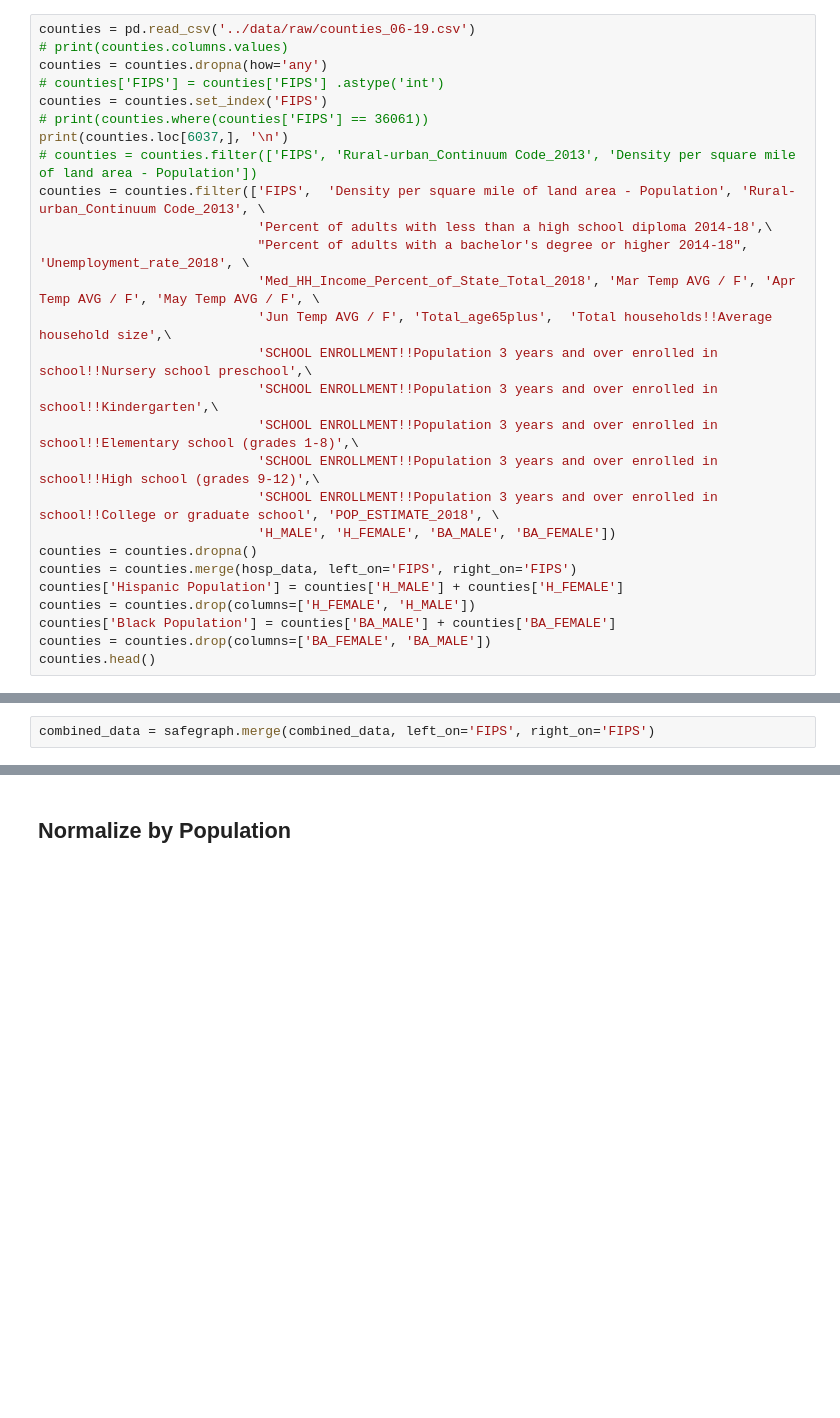
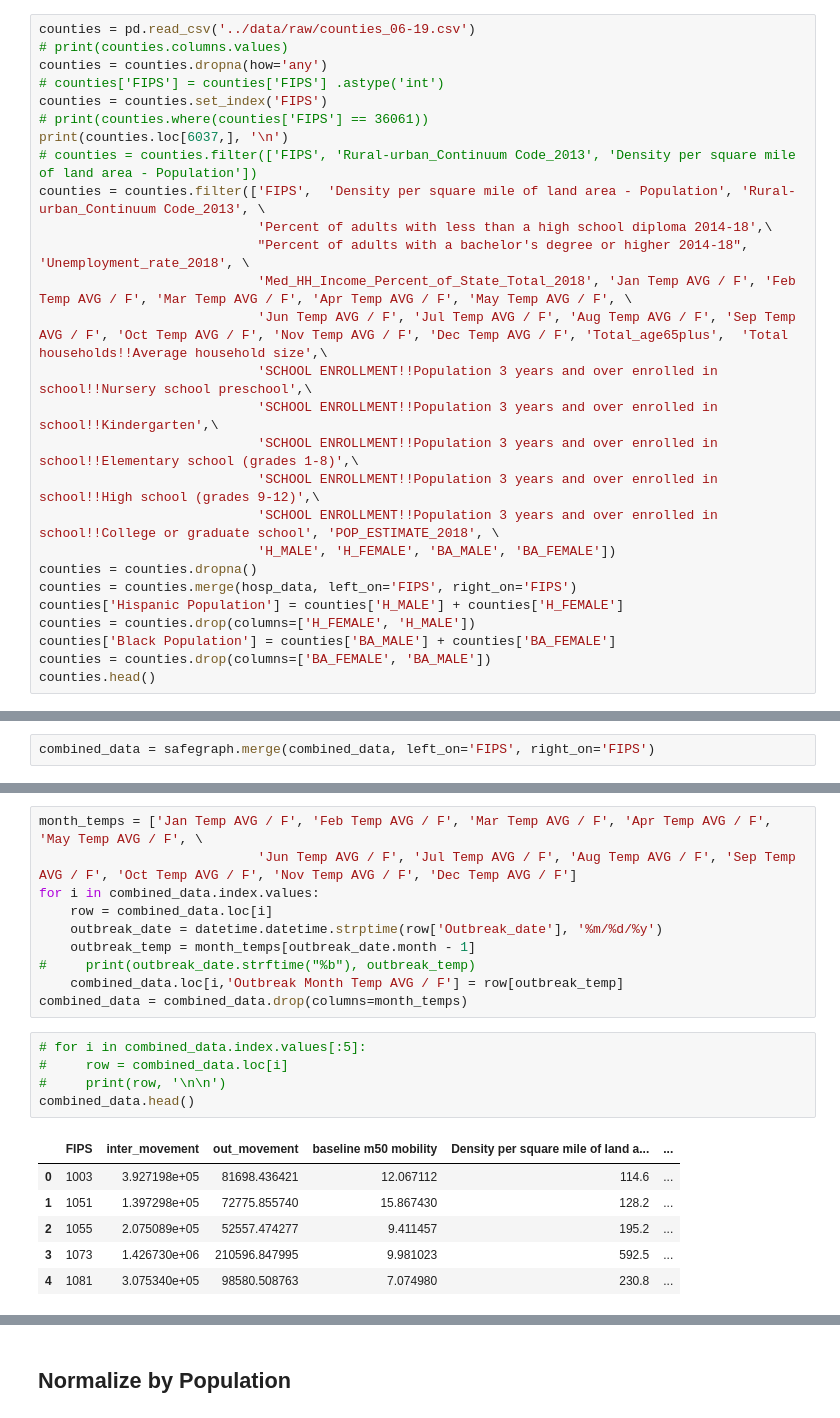
Before and after one commit to jhu-covid-optimization/covid-drivers, a Jupyter notebook: notebooks/bm-01-AC-PCA_data_processing.ipynb, the cells around one changed output, grey strips where cells are left out. Cells and saved outputs as stored; diff of their text form; blank space fills up the shorter version.

```diff
--- a/notebooks/bm-01-AC-PCA_data_processing.ipynb
+++ b/notebooks/bm-01-AC-PCA_data_processing.ipynb
@@ -55,8 +56,8 @@ print(counties.loc[6037,], '\n')
 counties = counties.filter(['FIPS',  'Density per square mile of land area - Population', 'Rural-urban_Continuum Code_2013', \
                             'Percent of adults with less than a high school diploma 2014-18',\
                             "Percent of adults with a bachelor's degree or higher 2014-18", 'Unemployment_rate_2018', \
-                            'Med_HH_Income_Percent_of_State_Total_2018', 'Mar Temp AVG / F', 'Apr Temp AVG / F', 'May Temp AVG / F', \
-                            'Jun Temp AVG / F', 'Total_age65plus',  'Total households!!Average household size',\
+                            'Med_HH_Income_Percent_of_State_Total_2018', 'Jan Temp AVG / F', 'Feb Temp AVG / F', 'Mar Temp AVG / F', 'Apr Temp AVG / F', 'May Temp AVG / F', \
+                            'Jun Temp AVG / F', 'Jul Temp AVG / F', 'Aug Temp AVG / F', 'Sep Temp AVG / F', 'Oct Temp AVG / F', 'Nov Temp AVG / F', 'Dec Temp AVG / F', 'Total_age65plus',  'Total households!!Average household size',\
                             'SCHOOL ENROLLMENT!!Population 3 years and over enrolled in school!!Nursery school preschool',\
                             'SCHOOL ENROLLMENT!!Population 3 years and over enrolled in school!!Kindergarten',\
                             'SCHOOL ENROLLMENT!!Population 3 years and over enrolled in school!!Elementary school (grades 1-8)',\
@@ -294,0 +300,22 @@ combined_data = safegraph.merge(combined_data, left_on='FIPS', right_on='FIPS')
+# %%
+month_temps = ['Jan Temp AVG / F', 'Feb Temp AVG / F', 'Mar Temp AVG / F', 'Apr Temp AVG / F', 'May Temp AVG / F', \
+                            'Jun Temp AVG / F', 'Jul Temp AVG / F', 'Aug Temp AVG / F', 'Sep Temp AVG / F', 'Oct Temp AVG / F', 'Nov Temp AVG / F', 'Dec Temp AVG / F']
+for i in combined_data.index.values:
+    row = combined_data.loc[i]
+    outbreak_date = datetime.datetime.strptime(row['Outbreak_date'], '%m/%d/%y')
+    outbreak_temp = month_temps[outbreak_date.month - 1]
+#     print(outbreak_date.strftime("%b"), outbreak_temp)
+    combined_data.loc[i,'Outbreak Month Temp AVG / F'] = row[outbreak_temp]
+combined_data = combined_data.drop(columns=month_temps)
+# %%
+# for i in combined_data.index.values[:5]:
+#     row = combined_data.loc[i]
+#     print(row, '\n\n')
+combined_data.head()
+# %% [output]
+|  | FIPS | inter_movement | out_movement | baseline m50 mobility | Density per square mile of land a... | ... |
+| 0 | 1003 | 3.927198e+05 | 81698.436421 | 12.067112 | 114.6 | ... |
+| 1 | 1051 | 1.397298e+05 | 72775.855740 | 15.867430 | 128.2 | ... |
+| 2 | 1055 | 2.075089e+05 | 52557.474277 | 9.411457 | 195.2 | ... |
+| 3 | 1073 | 1.426730e+06 | 210596.847995 | 9.981023 | 592.5 | ... |
+| 4 | 1081 | 3.075340e+05 | 98580.508763 | 7.074980 | 230.8 | ... |
```
Also changed, not shown: parts of 20 cells of this notebook, 1 other file.
